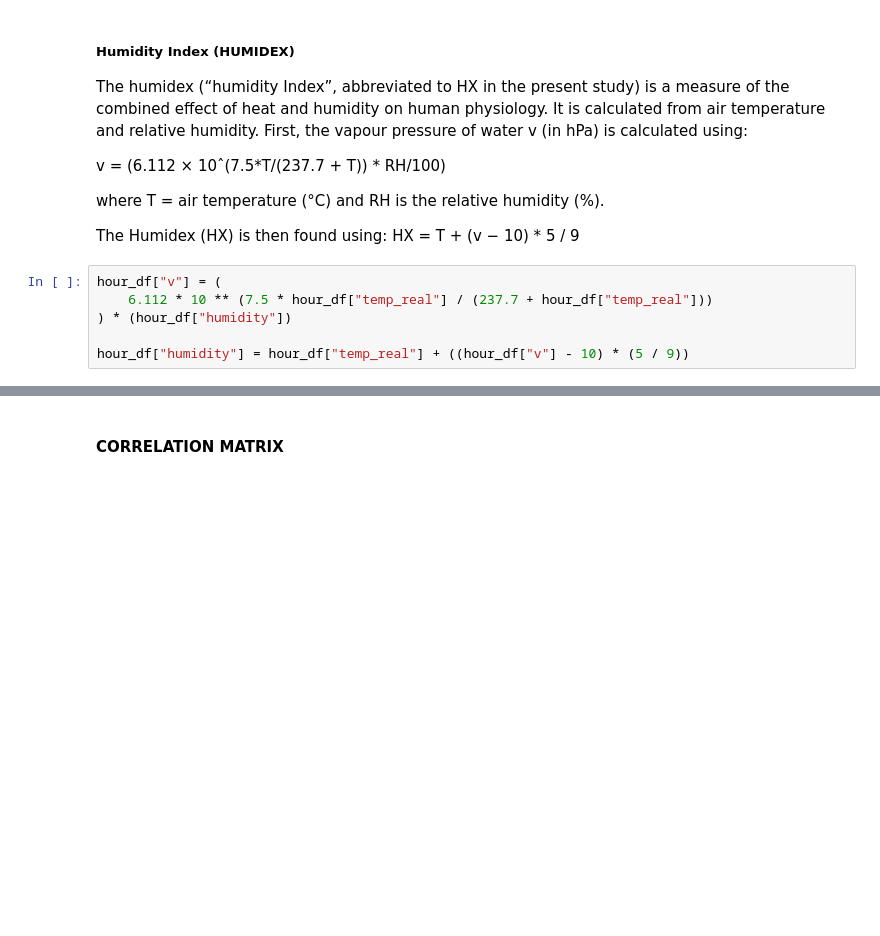
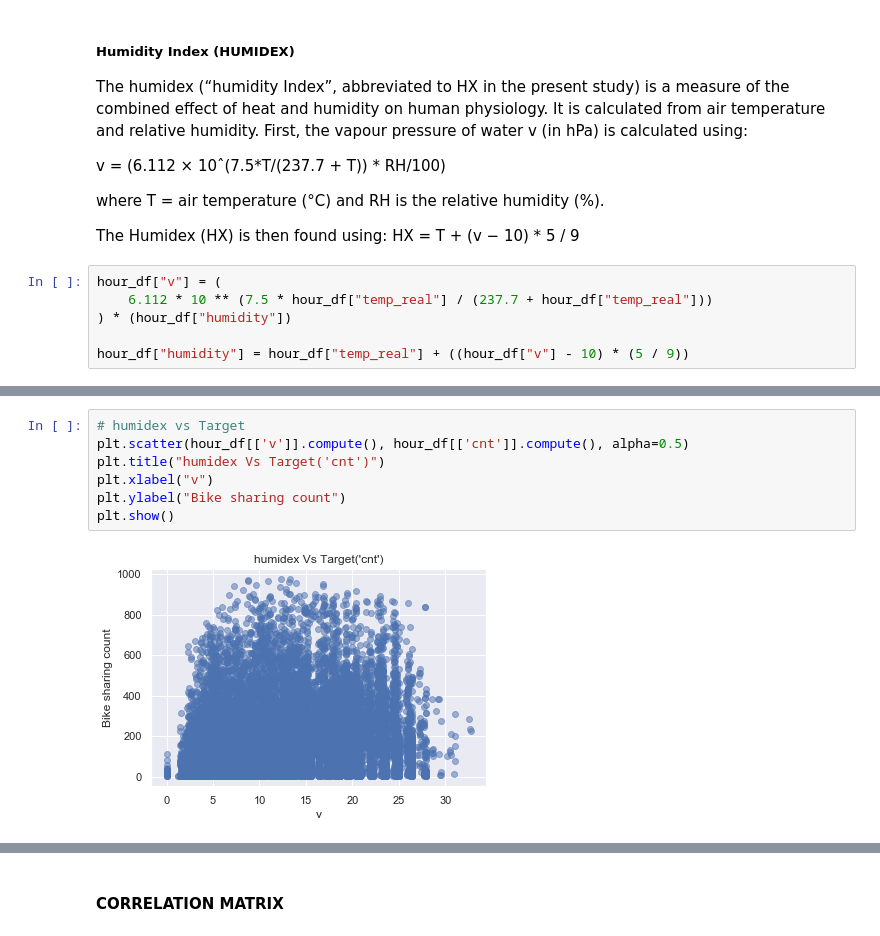
Before and after one commit to cleliacrv/python-dask-assignment, a Jupyter notebook: Python Dask Assignment.ipynb, the cells around one changed output, grey strips where cells are left out. Saved outputs shown, nothing was run; the diff lists cells and outputs as text; blank space fills up the shorter version.

```diff
--- a/Python Dask Assignment.ipynb
+++ b/Python Dask Assignment.ipynb
@@ -260,0 +284,9 @@ hour_df["humidity"] = hour_df["temp_real"] + ((hour_df["v"] - 10) * (5 / 9))
+# %%
+# humidex vs Target
+plt.scatter(hour_df[['v']].compute(), hour_df[['cnt']].compute(), alpha=0.5)
+plt.title("humidex Vs Target('cnt')")
+plt.xlabel("v")
+plt.ylabel("Bike sharing count")
+plt.show()
+# %% [output]
+[figure, added]
```
Also changed, not shown: parts of 10 cells of this notebook.
